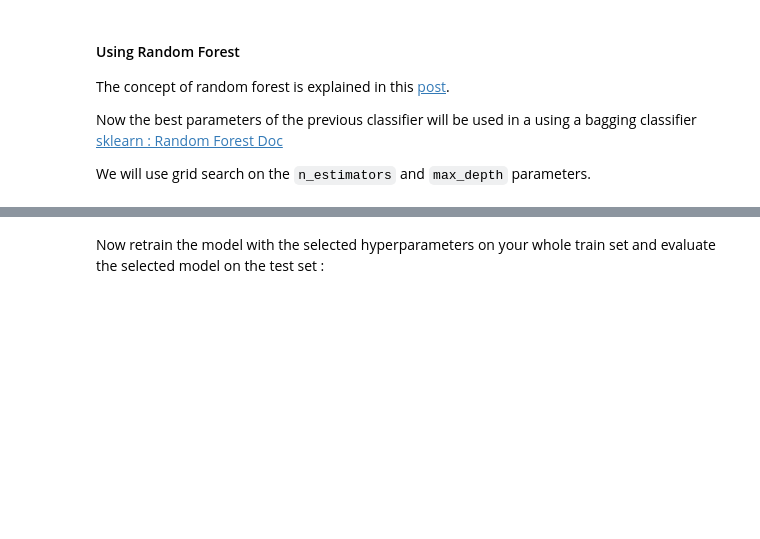
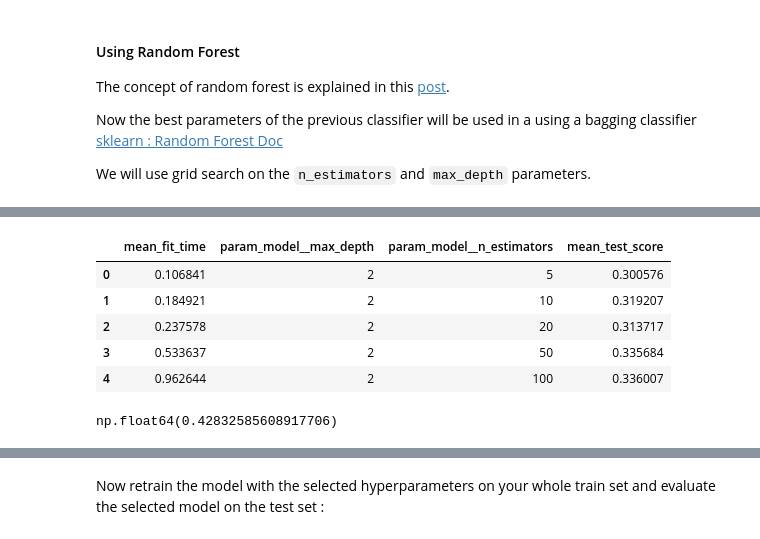
Before and after one commit to ThibaultLaunois/CampNum-12_ML2_Classification_and_Clustering, a Jupyter notebook: ML2.2_ensemble_methods_intro/notebooks/EnsembleLearning_v2.ipynb, the cells around one changed output, grey strips where cells are left out. Cells and saved outputs as stored; diff of their text form; code cells hidden in the pictures; blank space fills up the shorter version.

```diff
--- a/ML2.2_ensemble_methods_intro/notebooks/EnsembleLearning_v2.ipynb
+++ b/ML2.2_ensemble_methods_intro/notebooks/EnsembleLearning_v2.ipynb
@@ -488,0 +491,23 @@ We will use grid search on the `n_estimators` and `max_depth` parameters.
+# %%
+# gridsearch for the Random Forest classifier
+from sklearn.ensemble import RandomForestClassifier
+
+rf=Pipeline([
+    ('preprocessor',preprocessor),
+    ('model',RandomForestClassifier(random_state=42, class_weight='balanced'))
+])
+
+param_grid={
+    "model__n_estimators":[5,10,20,50,100],
+    "model__max_depth":[2,3,4,5,6,7,8,9,10,20,30,40]
+}
+
+grid_search=GridSearchCV(
+    rf,
+    param_grid,
+    n_jobs=-2,
+    scoring='f1',
+    cv=5
+)
+
+grid_search.fit(X_train,y_train)
@@ -488,0 +534,13 @@ We will use grid search on the `n_estimators` and `max_depth` parameters.
+# %%
+results[['mean_fit_time','param_model__max_depth','param_model__n_estimators','mean_test_score']].head()
+# %% [output]
+|  | mean_fit_time | param_model__max_depth | param_model__n_estimators | mean_test_score |
+| 0 | 0.106841 | 2 | 5 | 0.300576 |
+| 1 | 0.184921 | 2 | 10 | 0.319207 |
+| 2 | 0.237578 | 2 | 20 | 0.313717 |
+| 3 | 0.533637 | 2 | 50 | 0.335684 |
+| 4 | 0.962644 | 2 | 100 | 0.336007 |
+# %%
+grid_search.best_score_
+# %% [output]
+np.float64(0.42832585608917706)
```
Also changed, not shown: parts of 21 cells of this notebook.
